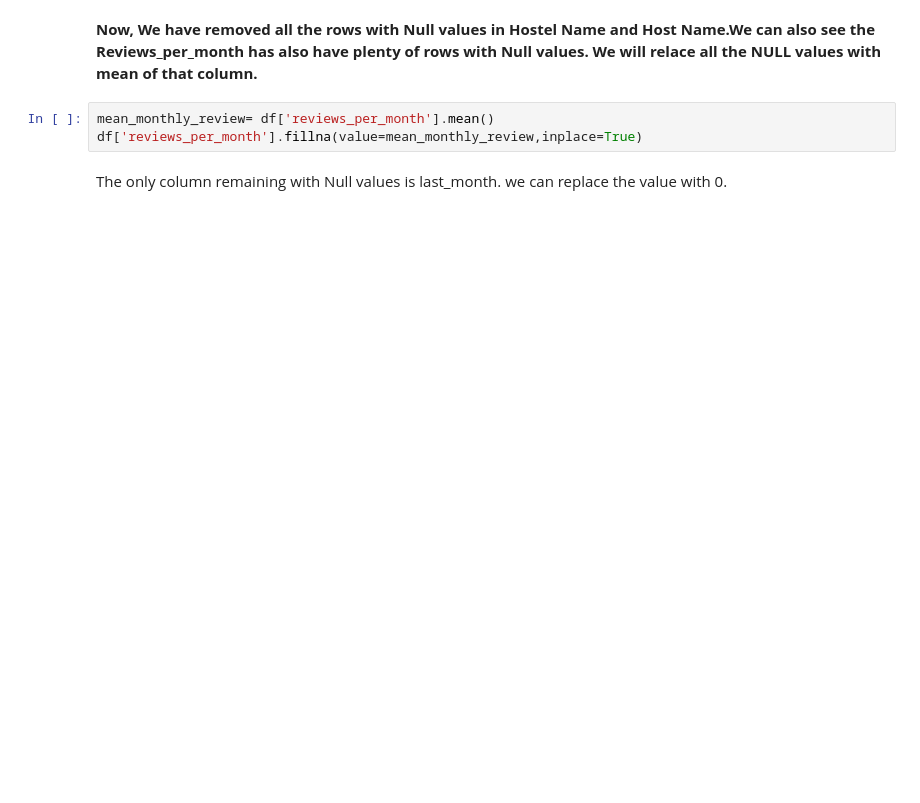
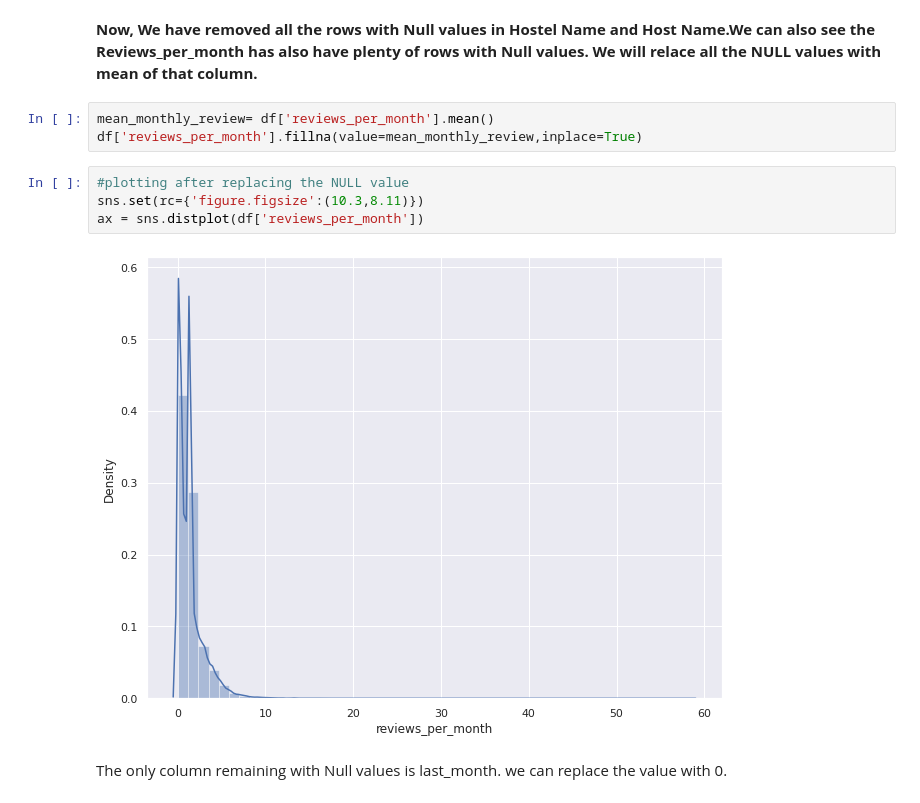
Before and after one commit to jobless09/airbnb_EDA_Project, a Jupyter notebook: Airbnb_Bookings_Analysis_Capstone_Project.ipynb, the cells around one changed output. Saved outputs shown, nothing was run; the diff lists cells and outputs as text; blank space fills up the shorter version.

```diff
--- a/Airbnb_Bookings_Analysis_Capstone_Project.ipynb
+++ b/Airbnb_Bookings_Analysis_Capstone_Project.ipynb
@@ -184,6 +190,12 @@ dtype: int64
 # %%
 mean_monthly_review= df['reviews_per_month'].mean()
 df['reviews_per_month'].fillna(value=mean_monthly_review,inplace=True)
+# %%
+#plotting after replacing the NULL value
+sns.set(rc={'figure.figsize':(10.3,8.11)})
+ax = sns.distplot(df['reviews_per_month'])
+# %% [output]
+[figure, added]
 # %% [markdown]
 The only column remaining with Null values is last_month. we can replace the value with 0.
 # %%
```
Also changed, not shown: parts of 17 cells of this notebook.
